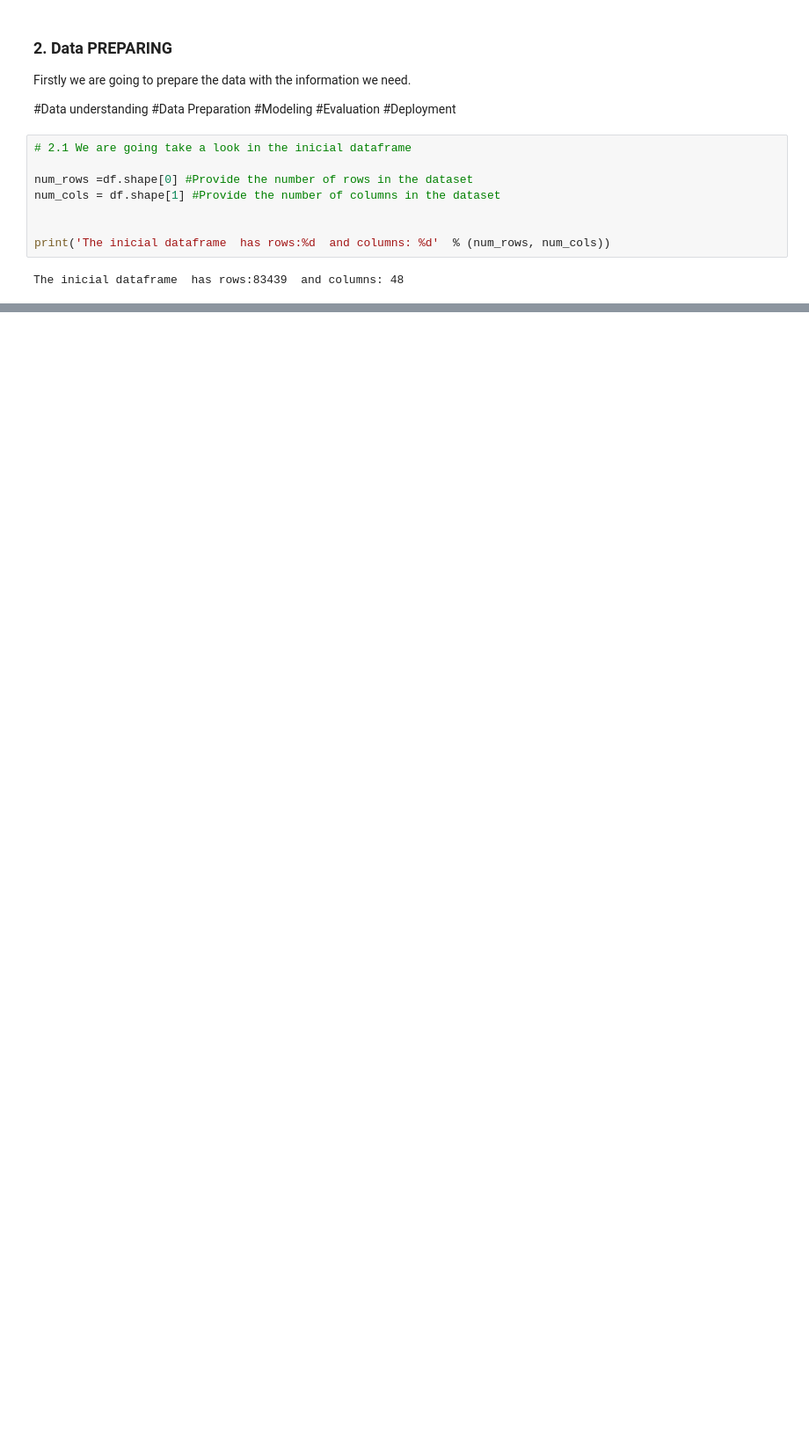
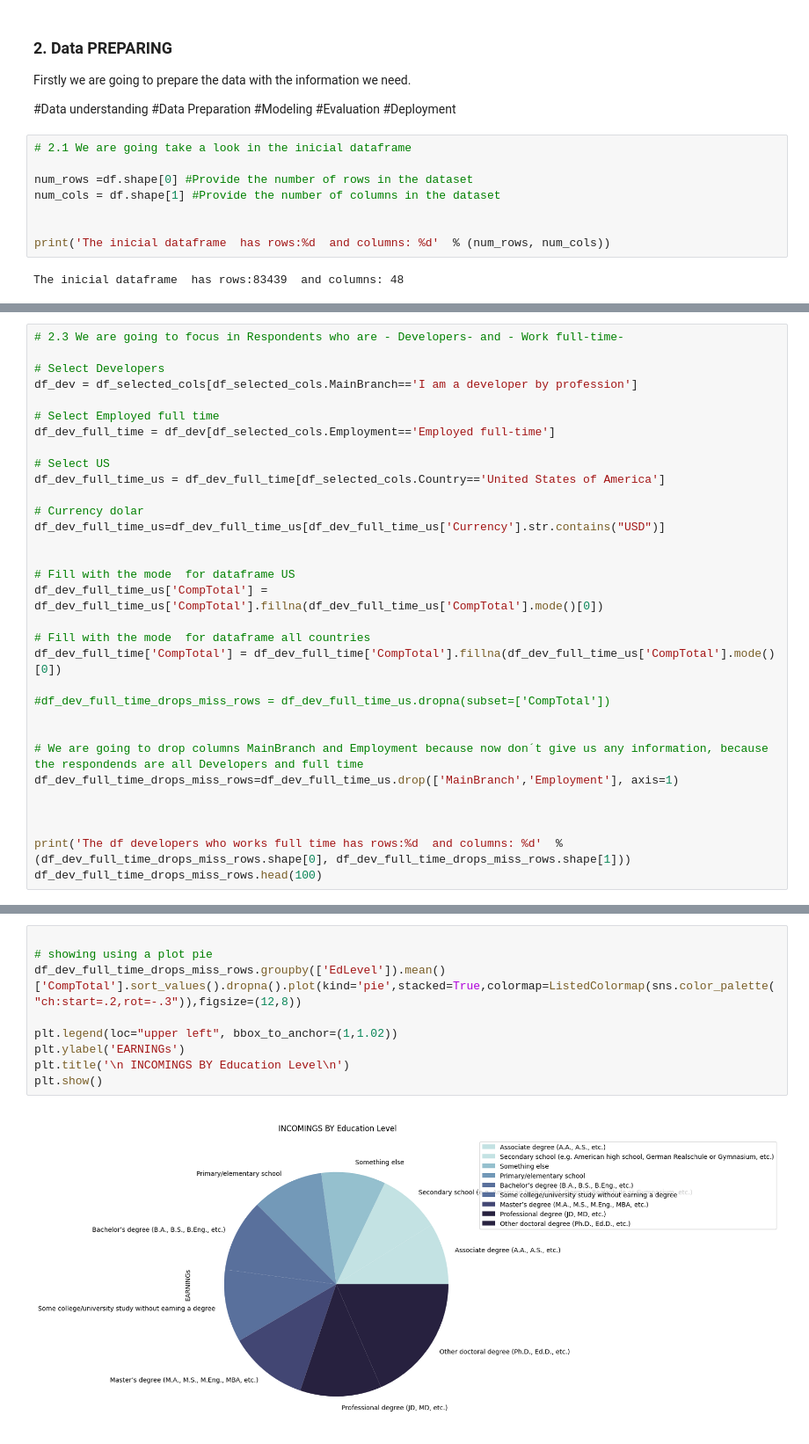
Before and after one commit to olgaferro/stack-overflow-developer-survey-2021, a Jupyter notebook: Data Science course- write blog.ipynb, the cells around one changed output, grey strips where cells are left out. Shown: that part at 88% size. Cells and saved outputs as stored; diff of their text form; blank space fills up the shorter version.

```diff
--- a/Data Science course- write blog.ipynb
+++ b/Data Science course- write blog.ipynb
@@ -477,0 +103,32 @@ plt.title("Countries");
+# %%
+# 2.3 We are going to focus in Respondents who are - Developers- and - Work full-time-
+
+# Select Developers
+df_dev = df_selected_cols[df_selected_cols.MainBranch=='I am a developer by profession']
+
+# Select Employed full time
+df_dev_full_time = df_dev[df_selected_cols.Employment=='Employed full-time']
+
+# Select US
+df_dev_full_time_us = df_dev_full_time[df_selected_cols.Country=='United States of America']
+
+# Currency dolar
+df_dev_full_time_us=df_dev_full_time_us[df_dev_full_time_us['Currency'].str.contains("USD")]
+
+
+# Fill with the mode  for dataframe US
+df_dev_full_time_us['CompTotal'] = df_dev_full_time_us['CompTotal'].fillna(df_dev_full_time_us['CompTotal'].mode()[0])
+
+# Fill with the mode  for dataframe all countries
+df_dev_full_time['CompTotal'] = df_dev_full_time['CompTotal'].fillna(df_dev_full_time_us['CompTotal'].mode()[0])
+
+#df_dev_full_time_drops_miss_rows = df_dev_full_time_us.dropna(subset=['CompTotal'])
+
+
+# We are going to drop columns MainBranch and Employment because now don´t give us any information, because the respondends are all Developers and full time
+df_dev_full_time_drops_miss_rows=df_dev_full_time_us.drop(['MainBranch','Employment'], axis=1)
+
+
+
+print('The df developers who works full time has rows:%d  and columns: %d'  % (df_dev_full_time_drops_miss_rows.shape[0], df_dev_full_time_drops_miss_rows.shape[1]))
+df_dev_full_time_drops_miss_rows.head(100)
@@ -477,0 +247,11 @@ plt.title("Countries");
+# %%
+
+# showing using a plot pie
+df_dev_full_time_drops_miss_rows.groupby(['EdLevel']).mean()['CompTotal'].sort_values().dropna().plot(kind='pie',stacked=True,colormap=ListedColormap(sns.color_palette("ch:start=.2,rot=-.3")),figsize=(12,8))
+
+plt.legend(loc="upper left", bbox_to_anchor=(1,1.02))
+plt.ylabel('EARNINGs')
+plt.title('\n INCOMINGS BY Education Level\n')
+plt.show()
+# %% [output]
+[figure, added]
```
Also changed, not shown: parts of 48 cells of this notebook, 3 other files.
